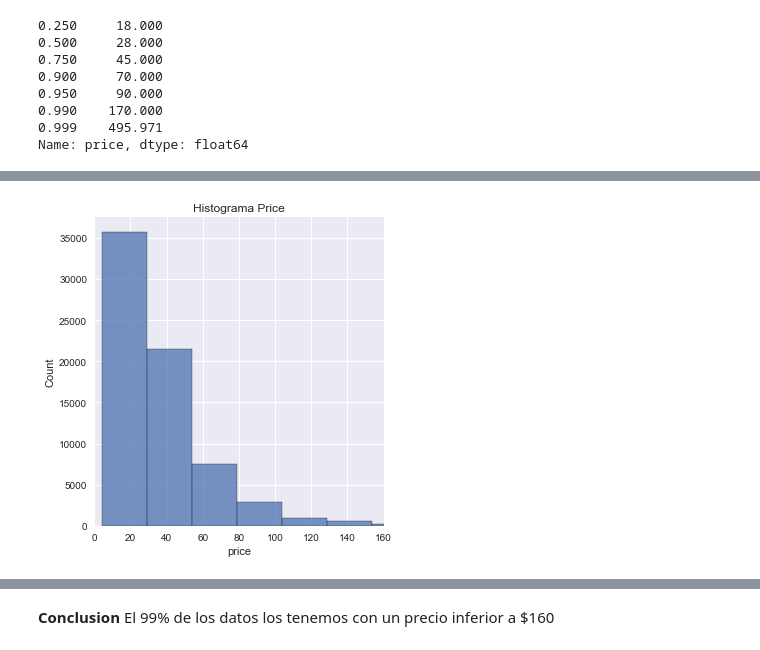
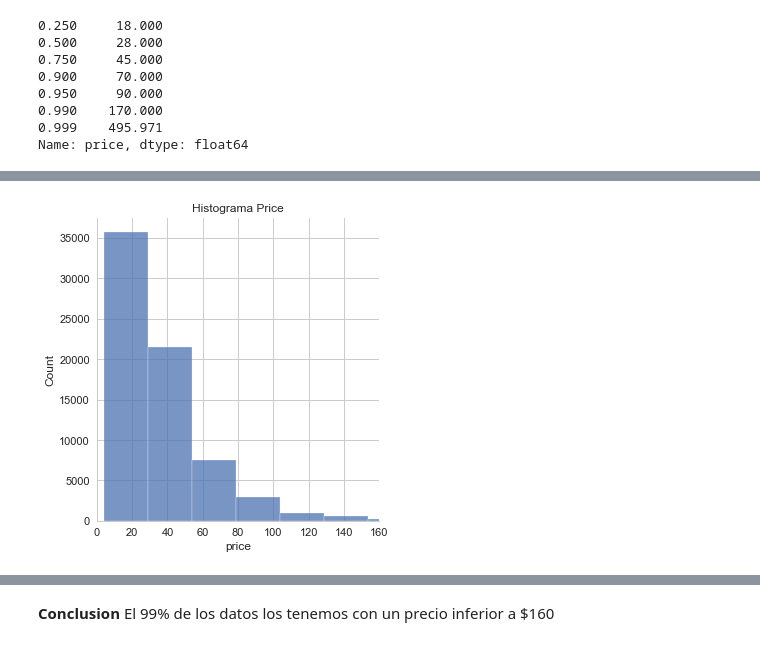
Before and after one commit to crcoronado/Datascience1, a Jupyter notebook: EDA_Winereviews.ipynb, the cells around one changed output, grey strips where cells are left out. Drawn from its saved outputs; the diff is of its cells as text; code cells hidden in the pictures.

```diff
--- a/EDA_Winereviews.ipynb
+++ b/EDA_Winereviews.ipynb
@@ -82,9 +99,7 @@ Name: price, dtype: float64
 # %%
-plt.style.use('seaborn')
-
 sns.displot(eda.price, bins = 100);
 plt.xlim(0,160)
 plt.title('Histograma Price')
 plt.show()
 # %% [output]
-[figure, old version]
+[figure, new version]
```
Also changed, not shown: parts of 9 cells of this notebook, 2 other files.
